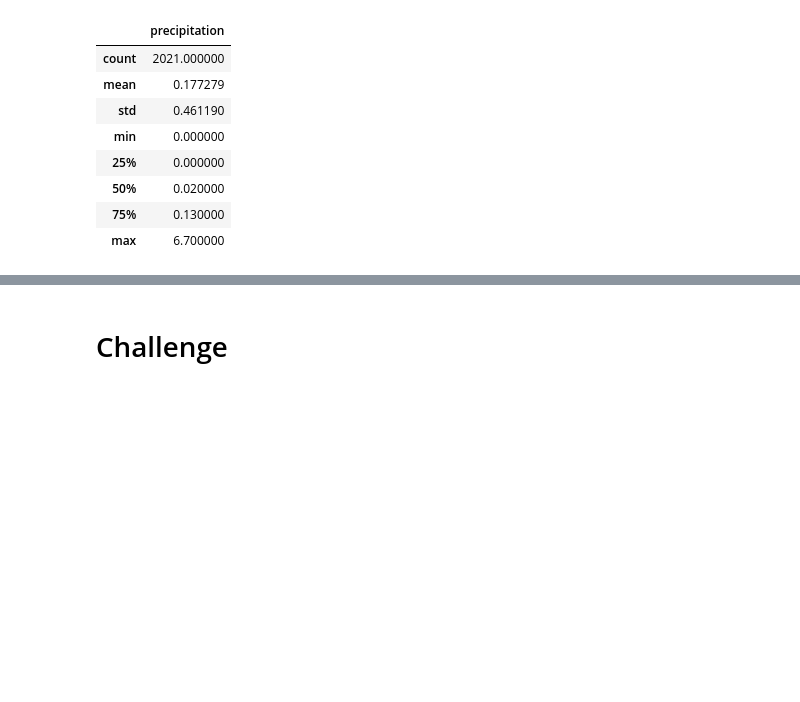
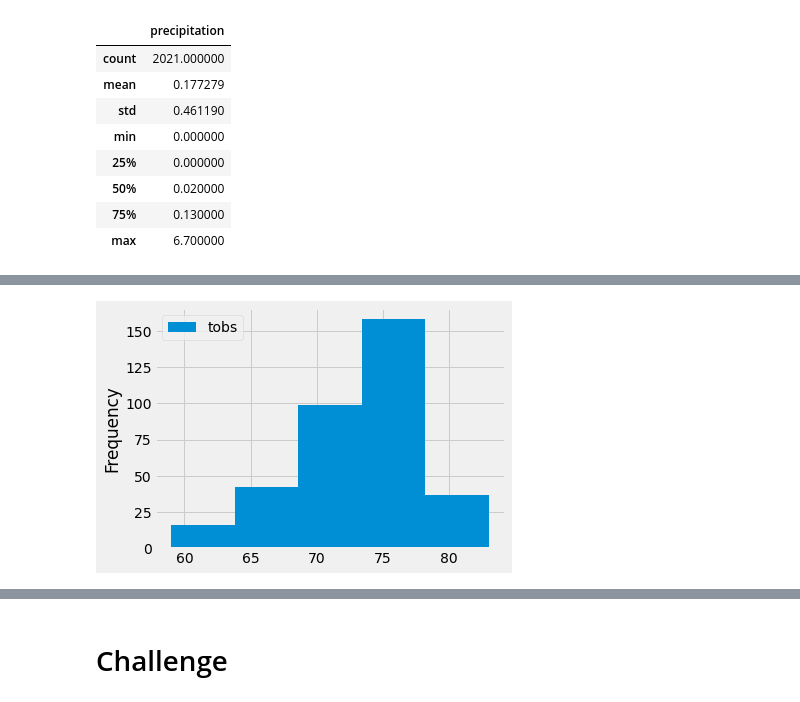
Before and after one commit to TanvirZulkarnaine/surfs_up, a Jupyter notebook: climate_analysis.ipynb, the cells around one changed output, grey strips where cells are left out. Cells and saved outputs as stored; diff of their text form; code cells hidden in the pictures; blank space fills up the shorter version.

```diff
--- a/climate_analysis.ipynb
+++ b/climate_analysis.ipynb
@@ -172,0 +225,6 @@ df.describe()
+# %%
+# Skill drill: bin = 5
+df.plot.hist(bins=5)
+plt.tight_layout()
+# %% [output]
+[figure, added]
```
Also changed, not shown: parts of 12 cells of this notebook.
